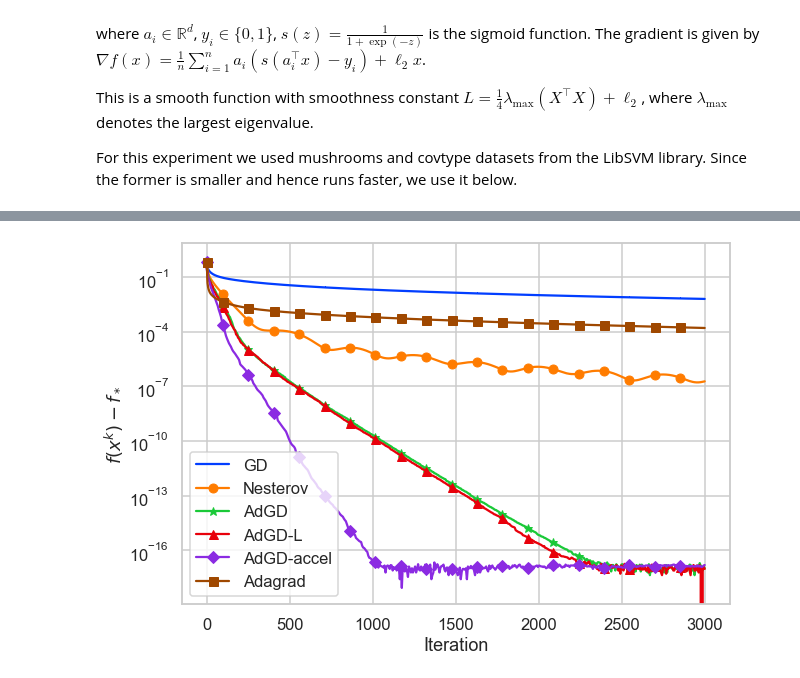
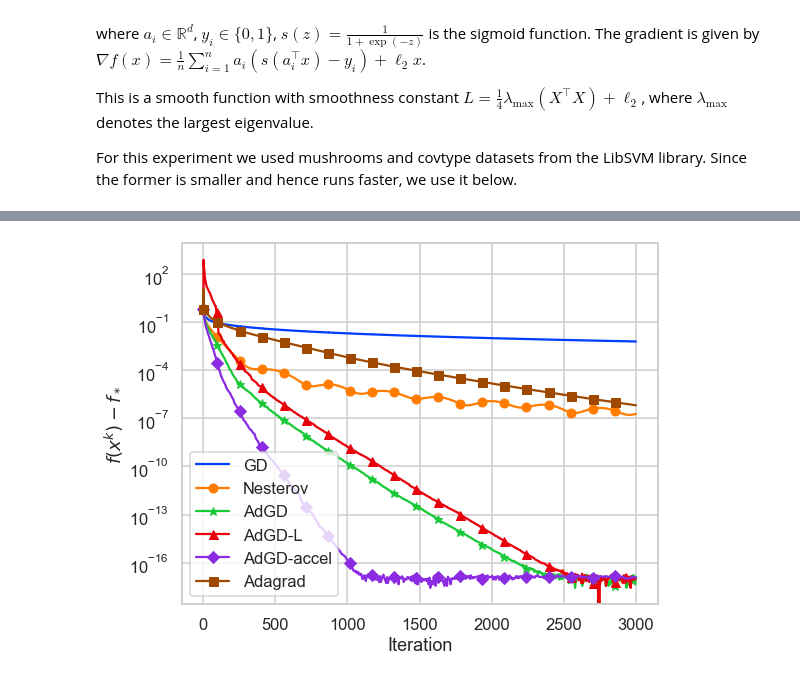
Before and after one commit to ymalitsky/adaptive_GD, a Jupyter notebook: logistic_regression.ipynb, the cells around one changed output, grey strips where cells are left out. Saved outputs shown, nothing was run; the diff lists cells and outputs as text; code cells hidden in the pictures.

```diff
--- a/logistic_regression.ipynb
+++ b/logistic_regression.ipynb
@@ -50,9 +58,19 @@ adgd.run(w0=np.zeros(d), X=X, y=y, l2=l2)
 # %%
-adgdl = Ad_grad(eps=1 / L ** 2, it_max=it_max)
-adgdl.run(w0=np.zeros(d), X=X, y=y, l2=l2)
+adgdl = Ad_grad(loss_func=loss_func, grad_func=grad_func, eps=1 / L ** 2, it_max=it_max)
+adgdl.run(w0=w0)
 # %%
-ad_acc = Ad_grad_accel(it_max=it_max)
-ad_acc.run(w0=np.zeros(d), X=X, y=y, l2=l2)
+ad_acc = Ad_grad_accel(loss_func=loss_func, grad_func=grad_func, it_max=it_max)
+ad_acc.run(w0=w0)
-# %%
-adagrad = Adagrad(it_max=it_max)
-adagrad.run(w0=np.zeros(d), X=X, y=y, l2=l2)
+# %%
+etas = np.logspace(-3, 3, 20)
+losses = []
+#tune the stepsize
+for eta in etas:
+    adagrad = Adagrad(eta=eta, loss_func=loss_func, grad_func=grad_func, it_max=it_max)
+    adagrad.run(w0=w0)
+    adagrad.compute_loss_on_iterates()
+    print(eta, adagrad.losses[-1])
+    losses.append(adagrad.losses[-1])
+eta_best = etas[np.nanargmin(losses)]
+adagrad = Adagrad(eta=eta_best, loss_func=loss_func, grad_func=grad_func, it_max=it_max)
+adagrad.run(w0=w0)
@@ -59,17 +98,17 @@ adagrad.run(w0=np.zeros(d), X=X, y=y, l2=l2)
 # %%
 optimizers = [gd, nest, adgd, adgdl, ad_acc, adagrad]
 for opt, marker in zip(optimizers, markers):
     opt.compute_loss_on_iterates()
 f_star = np.min([np.min(opt.losses) for opt in optimizers])
 
-plt.figure(figsize=(9, 6))
+plt.figure(figsize=(8, 6))
 for opt, marker, label in zip(optimizers, markers, labels):
     opt.plot_losses(marker=marker, f_star=f_star, label=label)
 plt.yscale('log')
 plt.xlabel('Iteration')
 plt.ylabel(r'$f(x^k) - f_*$')
 plt.legend()
 plt.tight_layout()
 plt.show()
 # %% [output]
-[figure, old version]
+[figure, new version]
```
Also changed, not shown: parts of 5 cells of this notebook, 5 other files.
